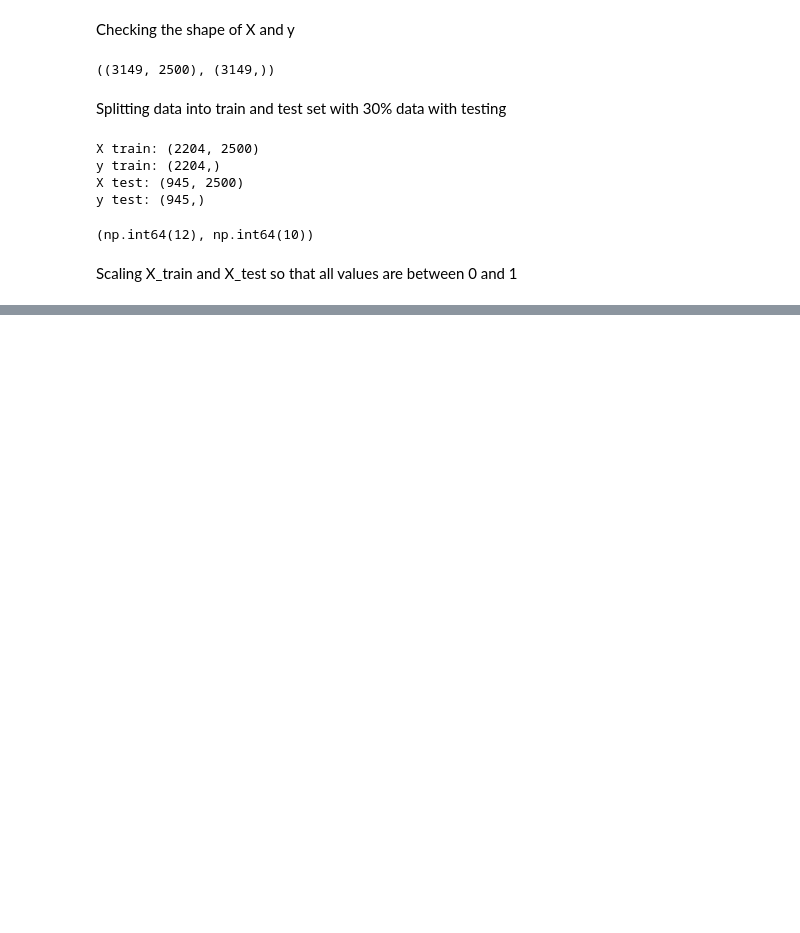
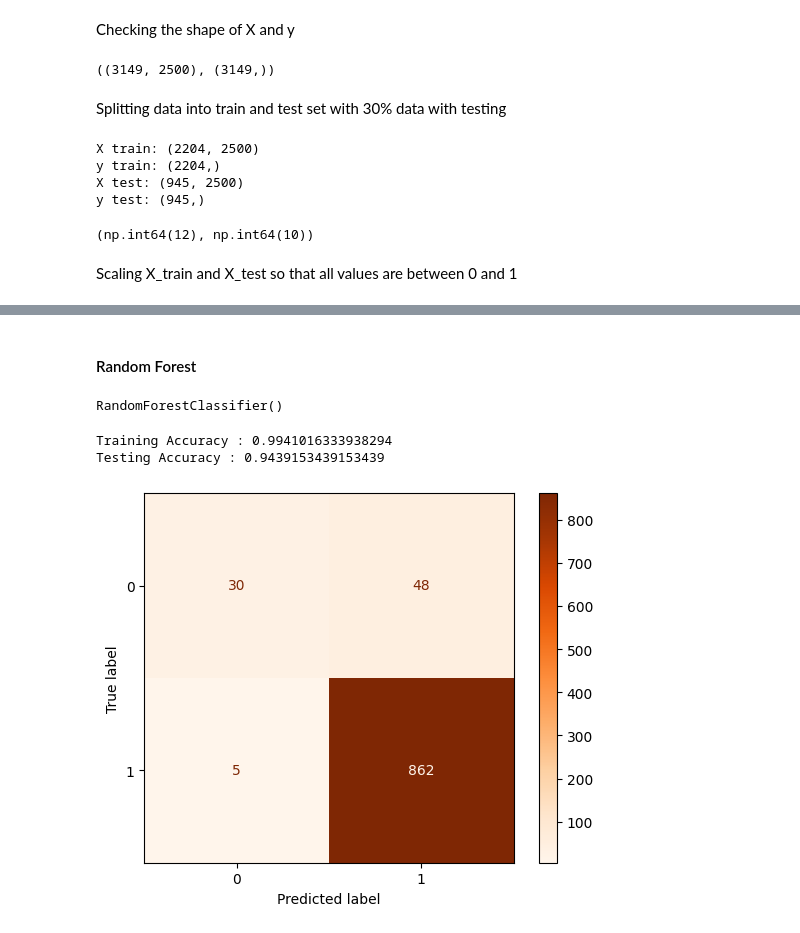
Before and after one commit to VelvetDragon/Sentiment-Analysis-Amazon-Reviews, a Jupyter notebook: Sentiment Analysis Data Exploration and Modelling.ipynb, the cells around one changed output, grey strips where cells are left out. Saved outputs shown, nothing was run; the diff lists cells and outputs as text; code cells hidden in the pictures; blank space fills up the shorter version.

Commit message:
cm of RandomForest

```diff
--- a/Sentiment Analysis Data Exploration and Modelling.ipynb
+++ b/Sentiment Analysis Data Exploration and Modelling.ipynb
@@ -476,0 +477,28 @@ FileNotFoundError: [Errno 2] No such file or directory: 'scaler.pklwb'
+# %% [markdown]
+#### Random Forest
+# %%
+#Fitting scaled X_train and y_train on Random Forest Classifier
+model_rf = RandomForestClassifier()
+model_rf.fit(X_train_scale, y_train)
+# %% [output]
+RandomForestClassifier()
+# %%
+#Accuracy of the model on training and testing data
+
+print("Training Accuracy :", model_rf.score(X_train_scale, y_train))
+print("Testing Accuracy :", model_rf.score(X_test_scale, y_test))
+# %% [output]
+Training Accuracy : 0.9941016333938294
+Testing Accuracy : 0.9439153439153439
+# %%
+#Predicting on the test set
+y_preds = model_rf.predict(X_test_scale)
+# %%
+#Confusion Matrix
+cm = confusion_matrix(y_test, y_preds)
+# %%
+cm_display = ConfusionMatrixDisplay(confusion_matrix=cm,display_labels=model_rf.classes_)
+cm_display.plot(cmap = plt.cm.Oranges)
+plt.show()
+# %% [output]
+[figure, added]
```
Also changed, not shown: parts of 8 cells of this notebook.
